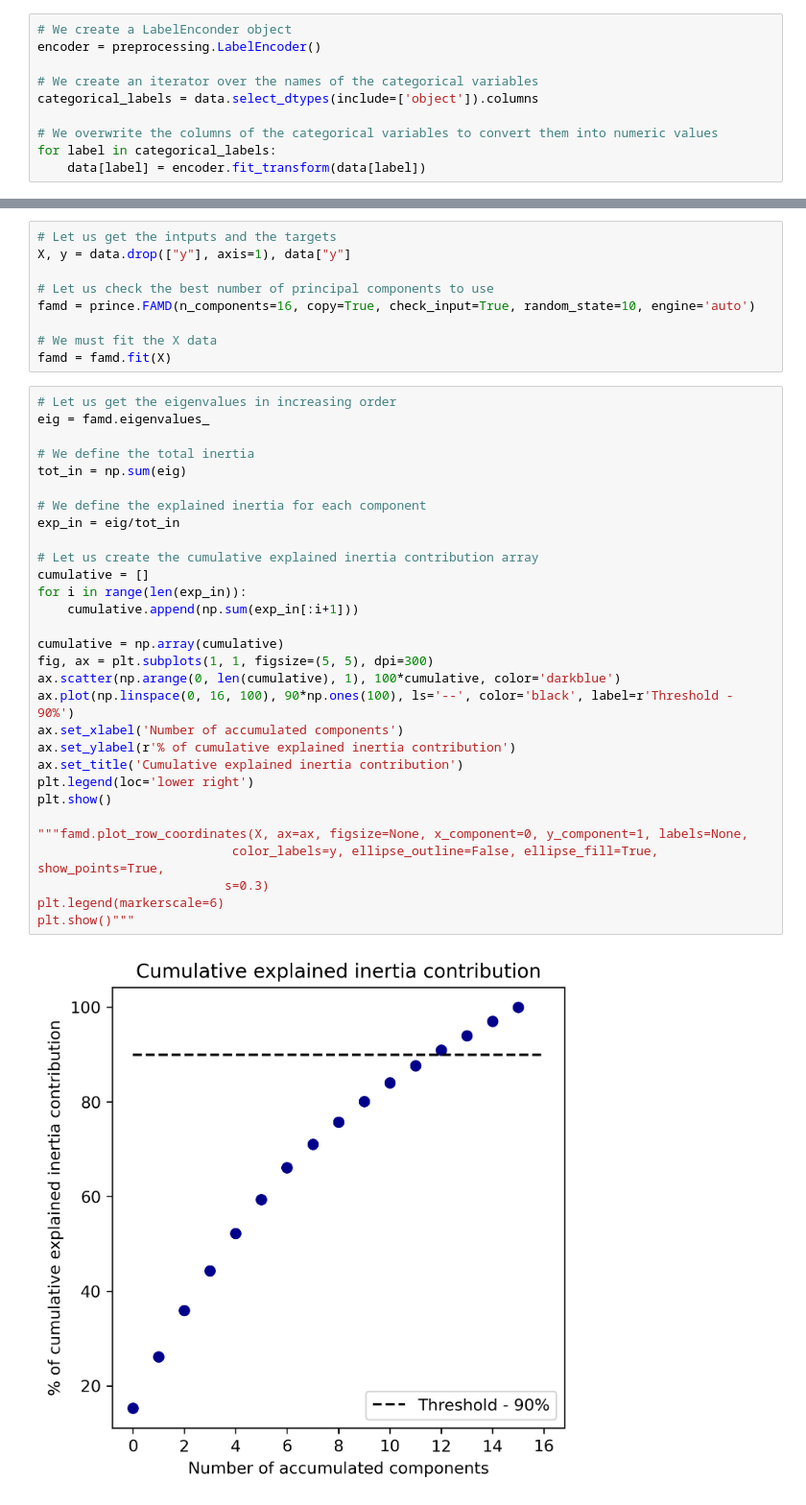
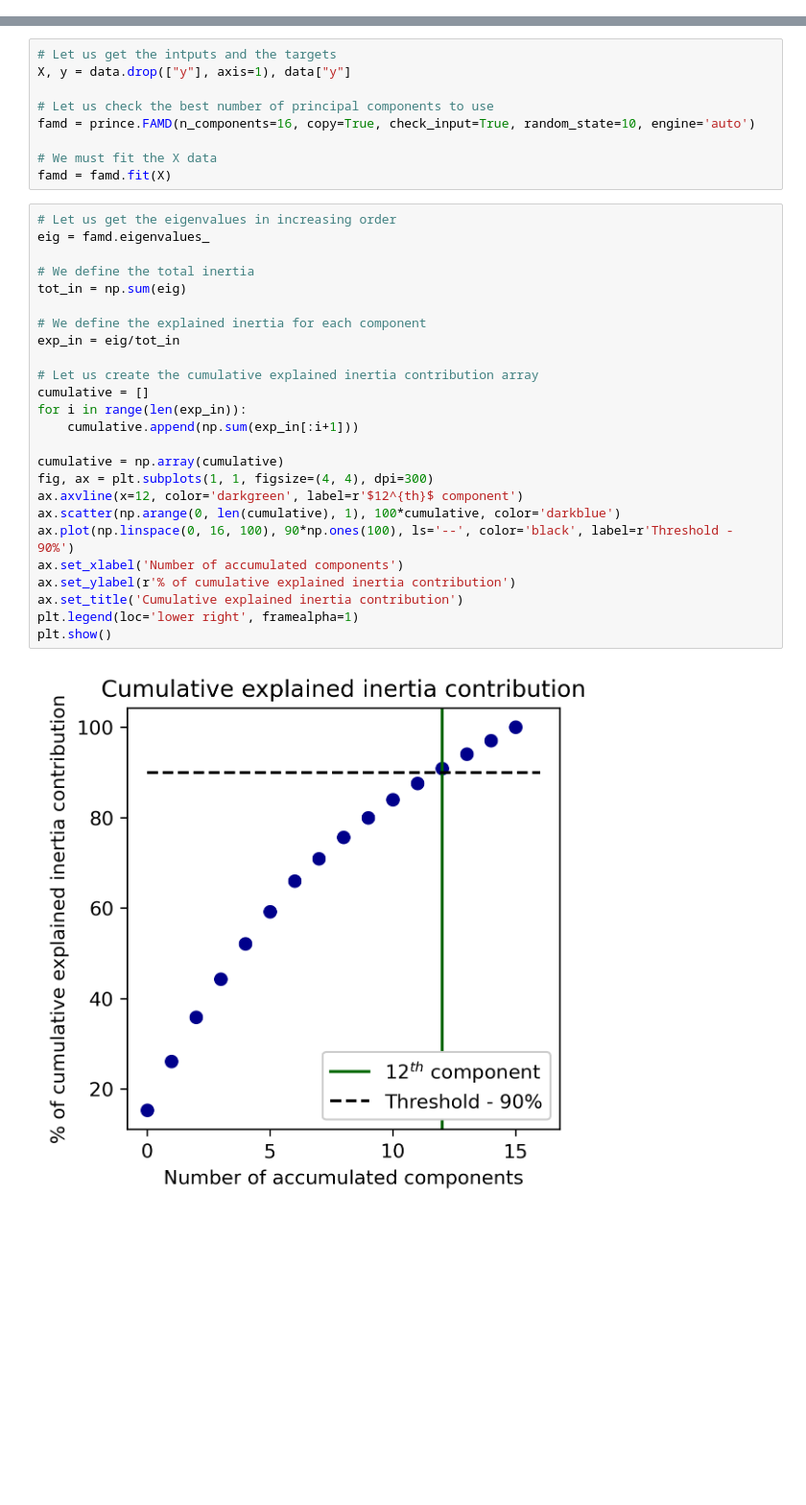
Before and after one commit to Santiq22/data_science_projects, a Jupyter notebook: Bank Suscription/bank_suscription_predictor.ipynb, the cells around one changed output, grey strips where cells are left out. Shown at 96% size. Saved outputs shown, nothing was run; the diff lists cells and outputs as text; blank space fills up the shorter version.

```diff
--- a/Bank Suscription/bank_suscription_predictor.ipynb
+++ b/Bank Suscription/bank_suscription_predictor.ipynb
@@ -280,10 +283,0 @@ The next step to consider is to do the label encoding of the string variables, w
-# %%
-# We create a LabelEnconder object
-encoder = preprocessing.LabelEncoder()
-
-# We create an iterator over the names of the categorical variables
-categorical_labels = data.select_dtypes(include=['object']).columns
-
-# We overwrite the columns of the categorical variables to convert them into numeric values
-for label in categorical_labels:
-    data[label] = encoder.fit_transform(data[label])
@@ -306,32 +295,27 @@ famd = famd.fit(X)
 # %%
 # Let us get the eigenvalues in increasing order
 eig = famd.eigenvalues_
 
 # We define the total inertia
 tot_in = np.sum(eig)
 
 # We define the explained inertia for each component
 exp_in = eig/tot_in
 
 # Let us create the cumulative explained inertia contribution array
 cumulative = []
 for i in range(len(exp_in)):
     cumulative.append(np.sum(exp_in[:i+1]))
 
 cumulative = np.array(cumulative)
-fig, ax = plt.subplots(1, 1, figsize=(5, 5), dpi=300)
+fig, ax = plt.subplots(1, 1, figsize=(4, 4), dpi=300)
+ax.axvline(x=12, color='darkgreen', label=r'$12^{th}$ component')
 ax.scatter(np.arange(0, len(cumulative), 1), 100*cumulative, color='darkblue')
 ax.plot(np.linspace(0, 16, 100), 90*np.ones(100), ls='--', color='black', label=r'Threshold - 90%')
 ax.set_xlabel('Number of accumulated components')
 ax.set_ylabel(r'% of cumulative explained inertia contribution')
 ax.set_title('Cumulative explained inertia contribution')
-plt.legend(loc='lower right')
+plt.legend(loc='lower right', framealpha=1)
 plt.show()
-
-"""famd.plot_row_coordinates(X, ax=ax, figsize=None, x_component=0, y_component=1, labels=None,
-                          color_labels=y, ellipse_outline=False, ellipse_fill=True, show_points=True,
-                         s=0.3)
-plt.legend(markerscale=6)
-plt.show()"""
 # %% [output]
-[figure, old version]
+[figure, new version]
```
Also changed, not shown: parts of 57 cells of this notebook, 1 other file.
